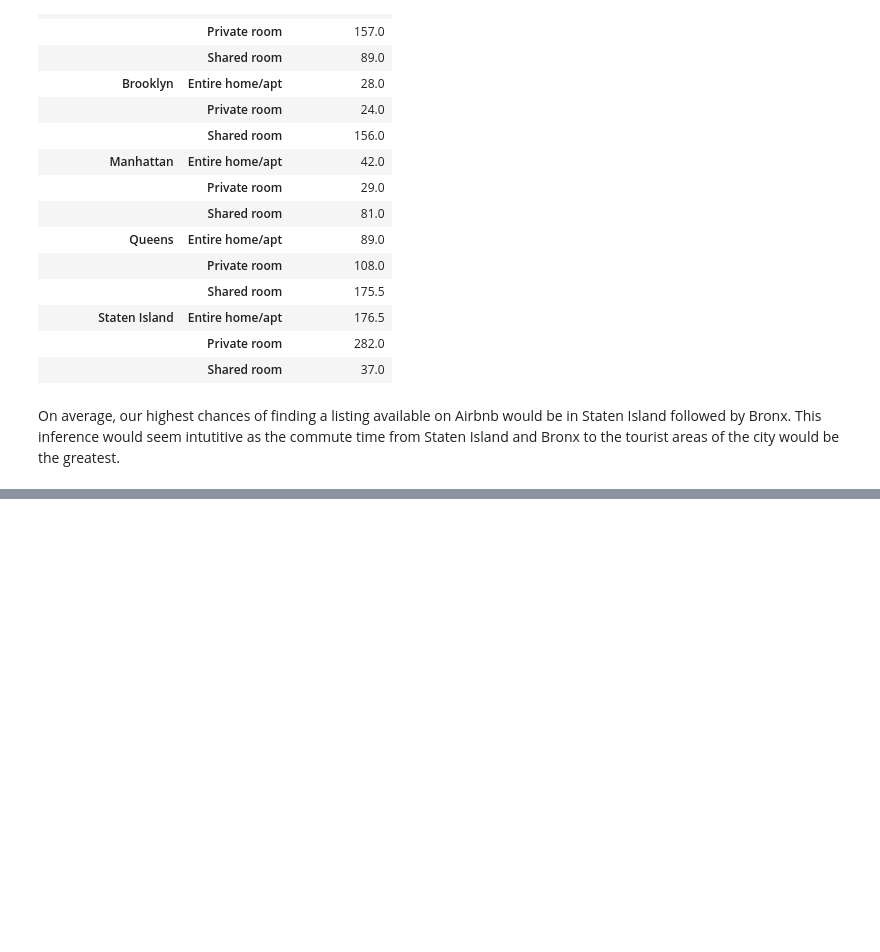
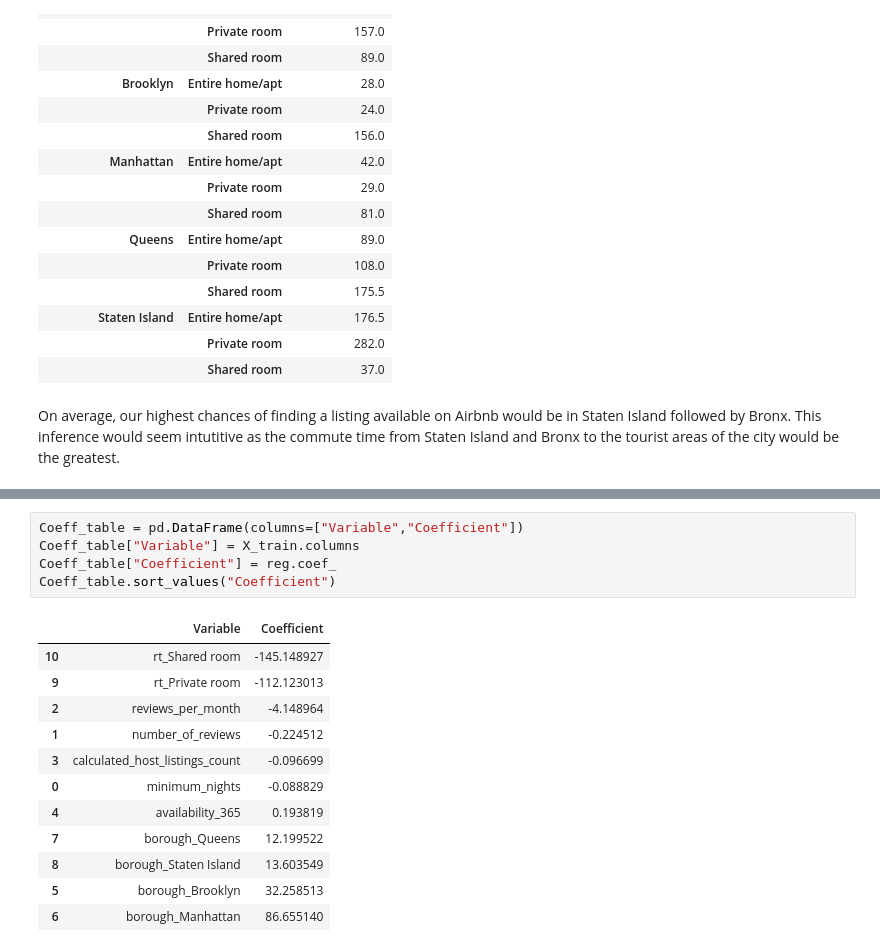
Before and after one commit to raoulmfernandes/Airbnb-Analysis-EDA, a Jupyter notebook: Airbnb_2019Data_analysis.ipynb, the cells around one changed output, grey strips where cells are left out. Drawn from its saved outputs; the diff is of its cells as text; blank space fills up the shorter version.

```diff
--- a/Airbnb_2019Data_analysis.ipynb
+++ b/Airbnb_2019Data_analysis.ipynb
@@ -260,0 +331,18 @@ On average, our highest chances of finding a listing available on Airbnb would b
+# %%
+Coeff_table = pd.DataFrame(columns=["Variable","Coefficient"])
+Coeff_table["Variable"] = X_train.columns
+Coeff_table["Coefficient"] = reg.coef_
+Coeff_table.sort_values("Coefficient")
+# %% [output]
+|  | Variable | Coefficient |
+| 10 | rt_Shared room | -145.148927 |
+| 9 | rt_Private room | -112.123013 |
+| 2 | reviews_per_month | -4.148964 |
+| 1 | number_of_reviews | -0.224512 |
+| 3 | calculated_host_listings_count | -0.096699 |
+| 0 | minimum_nights | -0.088829 |
+| 4 | availability_365 | 0.193819 |
+| 7 | borough_Queens | 12.199522 |
+| 8 | borough_Staten Island | 13.603549 |
+| 5 | borough_Brooklyn | 32.258513 |
+| 6 | borough_Manhattan | 86.655140 |
```
Also changed, not shown: parts of 26 cells of this notebook.
